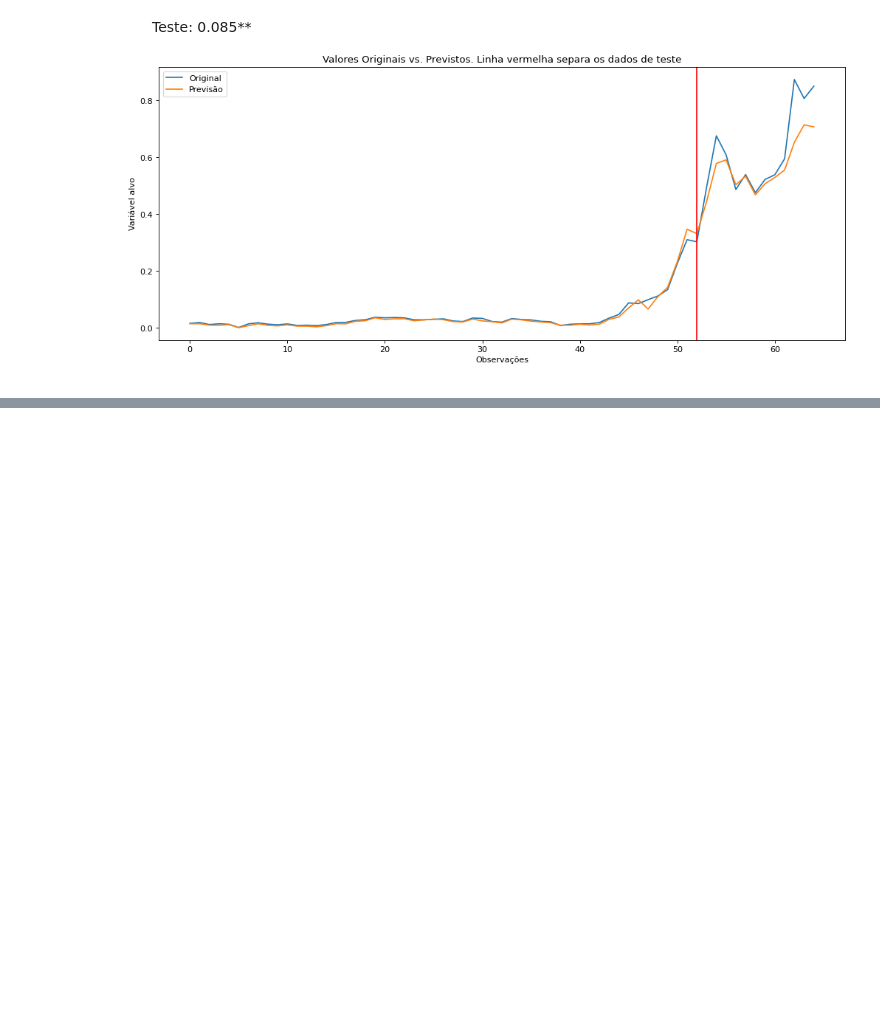
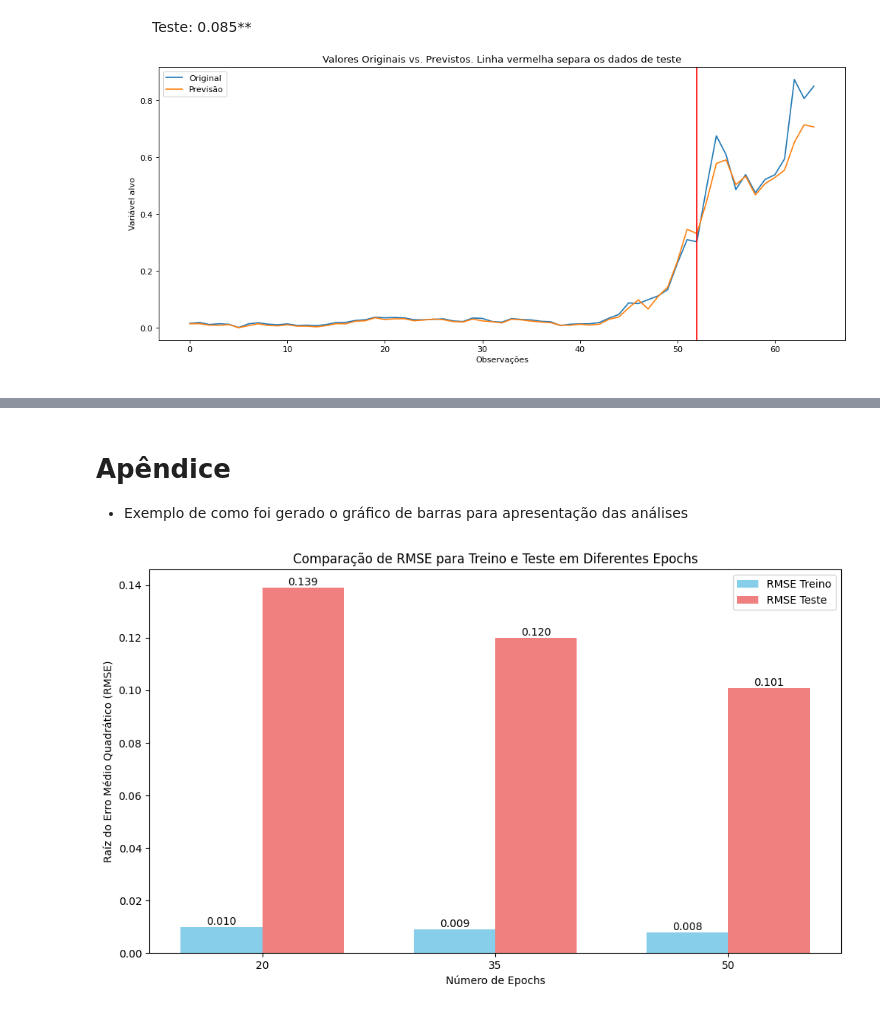
Before and after one commit to patriani/RNN_LSTM_Tesla_stock, a Jupyter notebook: ELT575_Semana3_ES119663.ipynb, the cells around one changed output, grey strips where cells are left out. Saved outputs shown, nothing was run; the diff lists cells and outputs as text; code cells hidden in the pictures; blank space fills up the shorter version.

```diff
--- a/ELT575_Semana3_ES119663.ipynb
+++ b/ELT575_Semana3_ES119663.ipynb
@@ -325,0 +326,61 @@ ValueError: Found array with dim 3. None expected <= 2.
+# %% [markdown]
+# Apêndice
+ - Exemplo de como foi gerado o gráfico de barras para apresentação das análises
+# %%
+# epochs=20
+# Raíz do Erro Médio Quadrático para Treino: 0.010
+# Raíz do Erro Médio Quadrático para Teste: 0.139
+# epochs=35
+# Raíz do Erro Médio Quadrático para Treino: 0.009
+# Raíz do Erro Médio Quadrático para Teste: 0.120
+# epochs=50
+# Raíz do Erro Médio Quadrático para Treino: 0.008
+# Raíz do Erro Médio Quadrático para Teste: 0.101
+
+import pandas as pd
+import matplotlib.pyplot as plt
+import numpy as np
+# Provided data
+epochs = [20, 35, 50]
+rmse_train = [0.010, 0.009, 0.008]
+rmse_test = [0.139, 0.120, 0.101]
+
+# Create a DataFrame
+data = {
+    'Epochs': epochs,
+    'RMSE Treino': rmse_train,
+    'RMSE Teste': rmse_test
+}
+df_results = pd.DataFrame(data)
+
+# Plotting the bar chart
+fig, ax = plt.subplots(figsize=(10, 6))
+
+bar_width = 0.35
+index = np.arange(len(epochs))
+
+bar1 = ax.bar(index, df_results['RMSE Treino'], bar_width, label='RMSE Treino', color='skyblue')
+bar2 = ax.bar(index + bar_width, df_results['RMSE Teste'], bar_width, label='RMSE Teste', color='lightcoral')
+
+ax.set_xlabel('Número de Epochs')
+ax.set_ylabel('Raíz do Erro Médio Quadrático (RMSE)')
+ax.set_title('Comparação de RMSE para Treino e Teste em Diferentes Epochs')
+ax.set_xticks(index + bar_width / 2)
+ax.set_xticklabels(df_results['Epochs'])
+ax.legend()
+
+# Add value labels on top of the bars
+def autolabel(bars):
+    for bar in bars:
+        height = bar.get_height()
+        ax.text(bar.get_x() + bar.get_width()/2., height,
+                '%.3f' % height,
+                ha='center', va='bottom')
+
+autolabel(bar1)
+autolabel(bar2)
+
+plt.tight_layout()
+plt.show()
+# %% [output]
+[figure, added]
```
Also changed, not shown: parts of 7 cells of this notebook.
